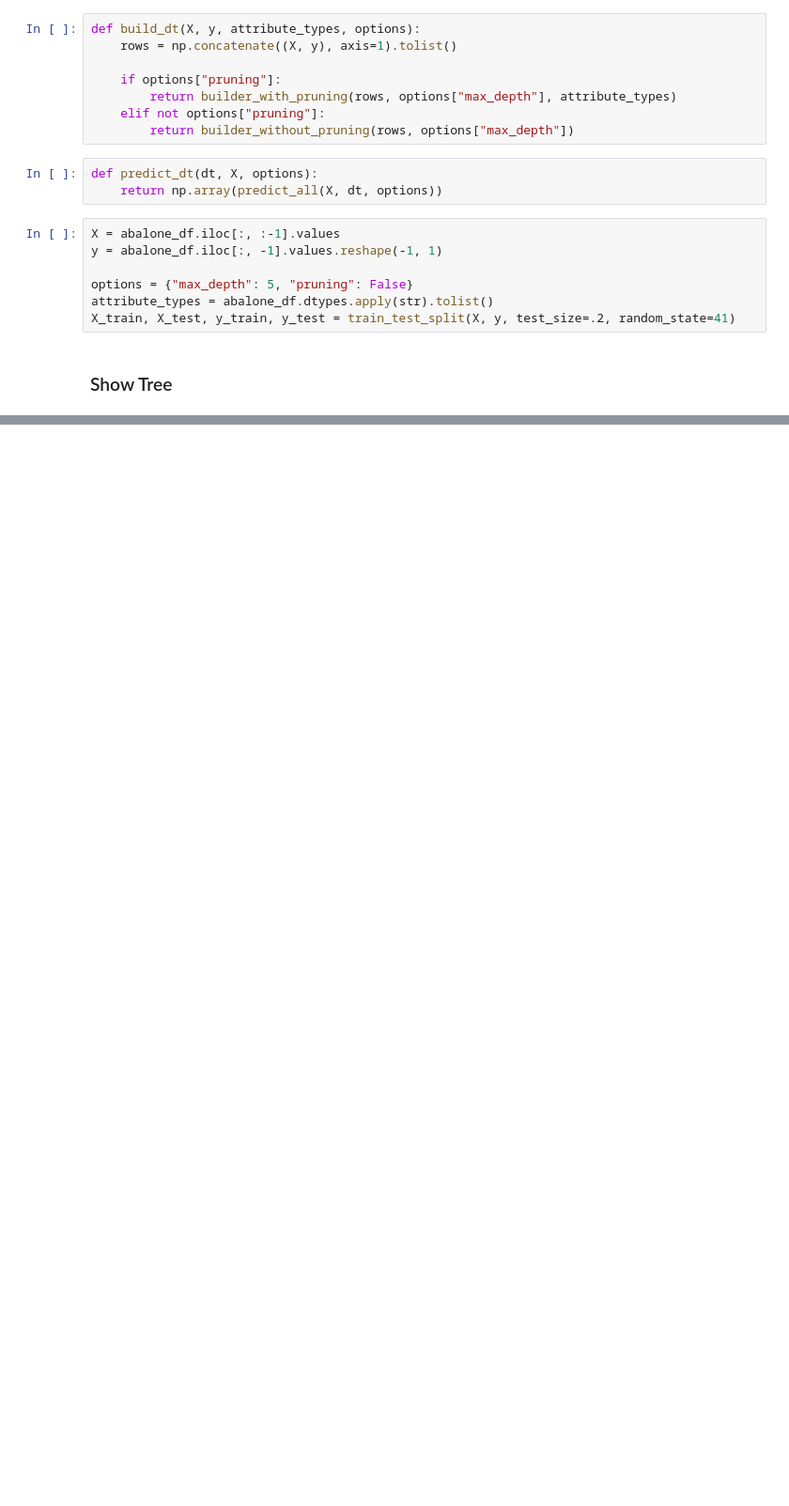
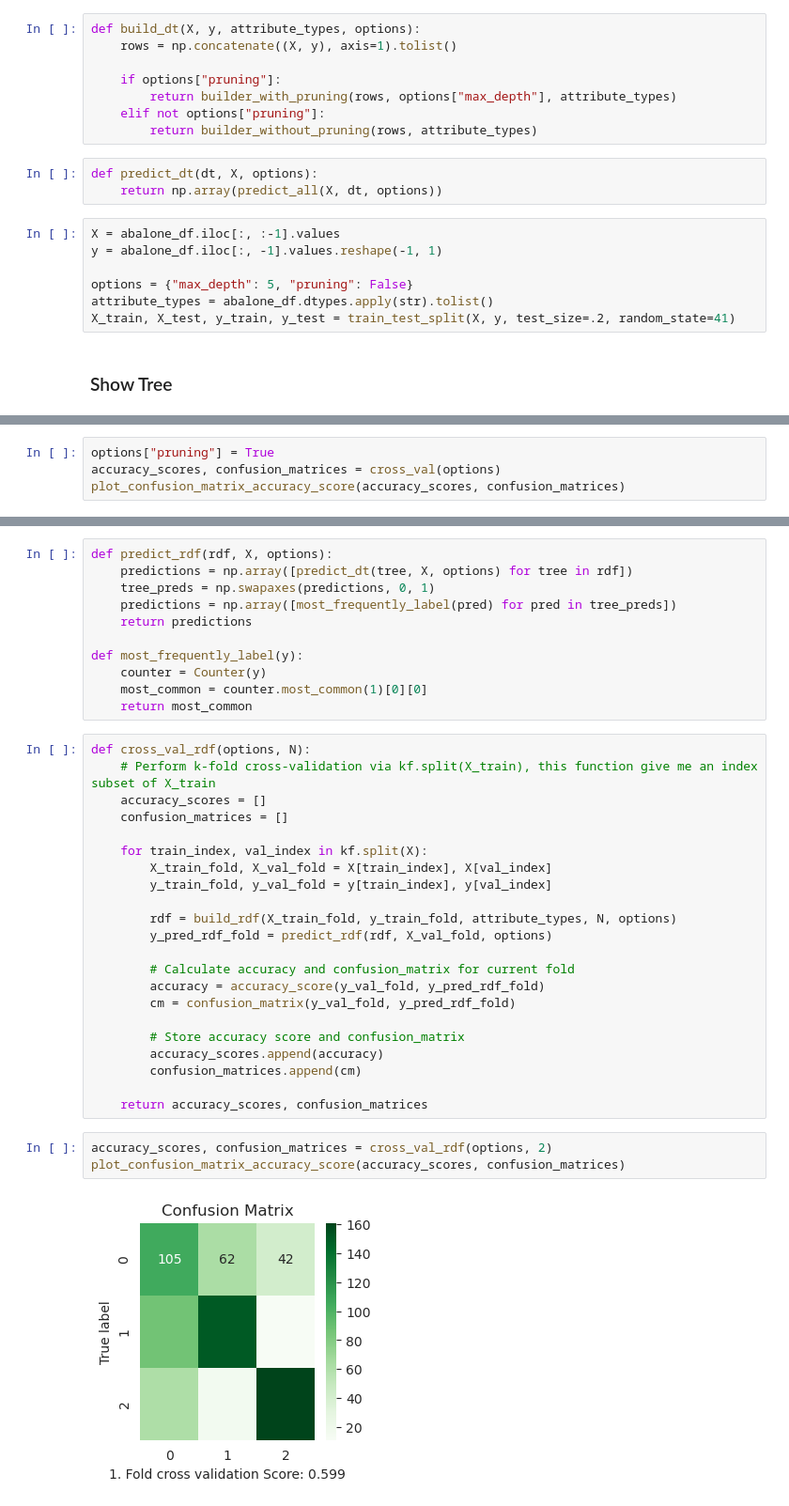
Before and after one commit to mehmet-ercan/MachineLearning, a Jupyter notebook: HW2/HW2_AKCAN_ERCAN_244201001033.ipynb, the cells around one changed output, grey strips where cells are left out. Shown at 94% size. Drawn from its saved outputs; the diff is of its cells as text; blank space fills up the shorter version.

```diff
--- a/HW2/HW2_AKCAN_ERCAN_244201001033.ipynb
+++ b/HW2/HW2_AKCAN_ERCAN_244201001033.ipynb
@@ -240,7 +208,7 @@ def build_dt(X, y, attribute_types, options):
     if options["pruning"]:
         return builder_with_pruning(rows, options["max_depth"], attribute_types)
     elif not options["pruning"]:
-        return builder_without_pruning(rows, options["max_depth"])
+        return builder_without_pruning(rows, attribute_types)
 # %%
 def predict_dt(dt, X, options):
     return np.array(predict_all(X, dt, options))
@@ -348,0 +288,4 @@ Average accuracy: 1.0
+# %%
+options["pruning"] = True
+accuracy_scores, confusion_matrices = cross_val(options)
+plot_confusion_matrix_accuracy_score(accuracy_scores, confusion_matrices)
@@ -348,0 +317,38 @@ Average accuracy: 1.0
+# %%
+def predict_rdf(rdf, X, options):
+    predictions = np.array([predict_dt(tree, X, options) for tree in rdf])
+    tree_preds = np.swapaxes(predictions, 0, 1)
+    predictions = np.array([most_frequently_label(pred) for pred in tree_preds])
+    return predictions
+
+def most_frequently_label(y):
+    counter = Counter(y)
+    most_common = counter.most_common(1)[0][0]
+    return most_common
+# %%
+def cross_val_rdf(options, N):
+    # Perform k-fold cross-validation via kf.split(X_train), this function give me an index subset of X_train
+    accuracy_scores = []
+    confusion_matrices = []
+
+    for train_index, val_index in kf.split(X):
+        X_train_fold, X_val_fold = X[train_index], X[val_index]
+        y_train_fold, y_val_fold = y[train_index], y[val_index]
+
+        rdf = build_rdf(X_train_fold, y_train_fold, attribute_types, N, options)
+        y_pred_rdf_fold = predict_rdf(rdf, X_val_fold, options)
+
+        # Calculate accuracy and confusion_matrix for current fold
+        accuracy = accuracy_score(y_val_fold, y_pred_rdf_fold)
+        cm = confusion_matrix(y_val_fold, y_pred_rdf_fold)
+
+        # Store accuracy score and confusion_matrix
+        accuracy_scores.append(accuracy)
+        confusion_matrices.append(cm)
+
+    return accuracy_scores, confusion_matrices
+# %%
+accuracy_scores, confusion_matrices = cross_val_rdf(options, 2)
+plot_confusion_matrix_accuracy_score(accuracy_scores, confusion_matrices)
+# %% [output]
+[figure, added]
```
Also changed, not shown: parts of 30 cells of this notebook.
